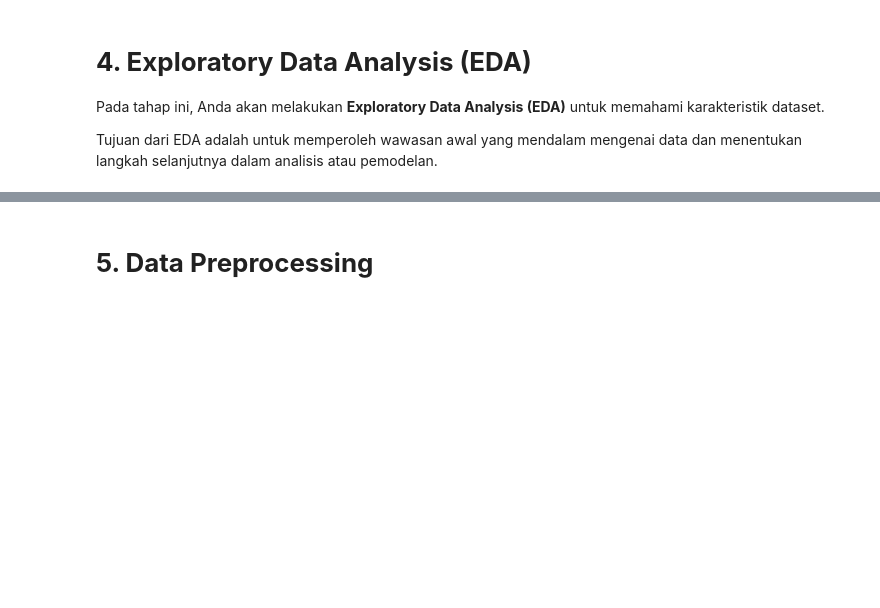
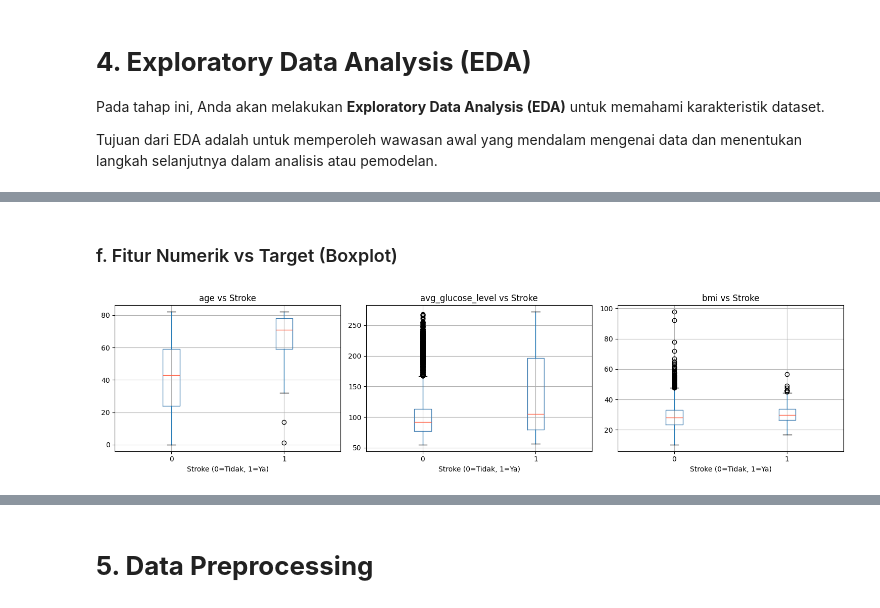
Before and after one commit to Escavora/Eksperimen_SML_Alief_Athallah, a Jupyter notebook: preprocessing/Eksperimen_MSML_Alief-Athallah.ipynb, the cells around one changed output, grey strips where cells are left out. Drawn from its saved outputs; the diff is of its cells as text; code cells hidden in the pictures; blank space fills up the shorter version.

```diff
--- a/preprocessing/Eksperimen_MSML_Alief-Athallah.ipynb
+++ b/preprocessing/Eksperimen_MSML_Alief-Athallah.ipynb
@@ -190,0 +165,16 @@ plt.show()
+# %% [markdown]
+### f. Fitur Numerik vs Target (Boxplot)
+# %%
+fig, axes = plt.subplots(1, 3, figsize=(15, 4))
+for ax, col in zip(axes, num_cols):
+    df.boxplot(column=col, by='stroke', ax=ax,
+               boxprops=dict(color='steelblue'),
+               medianprops=dict(color='tomato'))
+    ax.set_title(f'{col} vs Stroke')
+    ax.set_xlabel('Stroke (0=Tidak, 1=Ya)')
+plt.suptitle('')
+plt.tight_layout()
+plt.savefig('eda_boxplot_vs_target.png', dpi=100)
+plt.show()
+# %% [output]
+[figure, added]
```
Also changed, not shown: parts of 51 cells of this notebook, 4 other files.
